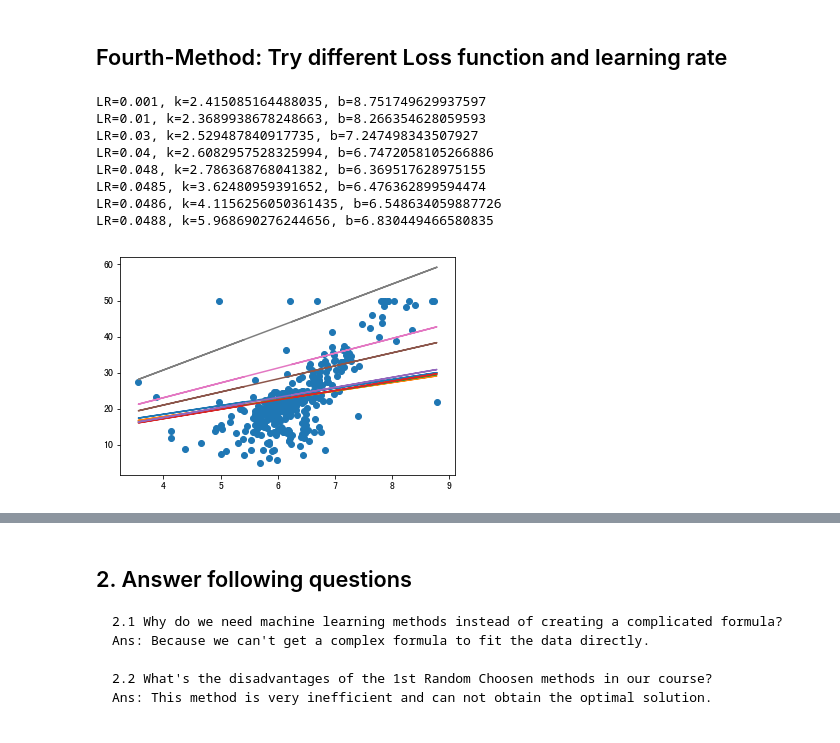
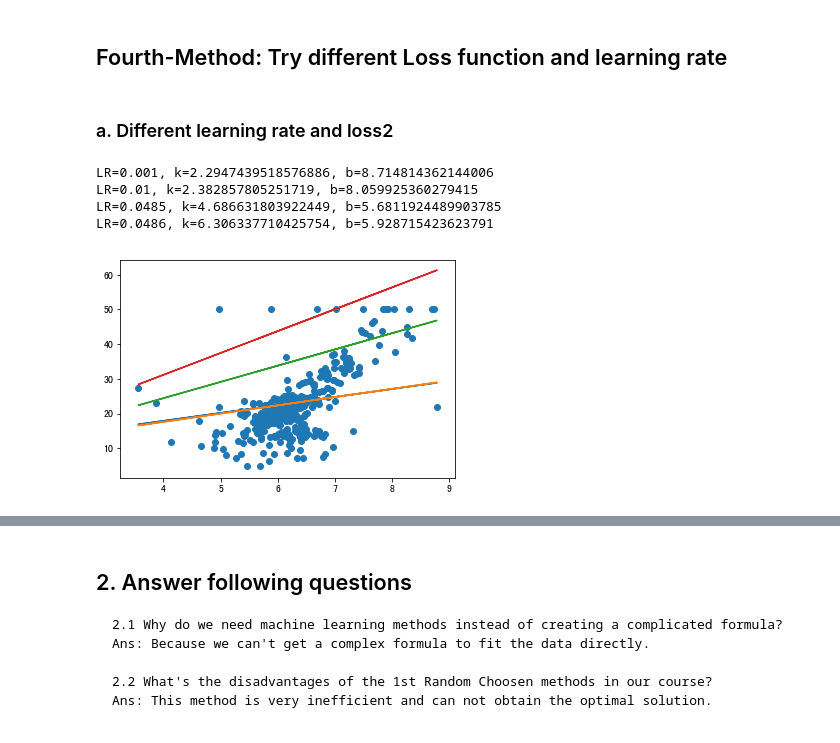
Before and after one commit to yuanjin54/nlp, a Jupyter notebook: assignment_02/assignment-02.ipynb, the cells around one changed output, grey strips where cells are left out. Cells and saved outputs as stored; diff of their text form; code cells hidden in the pictures.

```diff
--- a/assignment_02/assignment-02.ipynb
+++ b/assignment_02/assignment-02.ipynb
@@ -469,20 +485,31 @@ $\theta:=\theta-\alpha\frac{\partial}{\partial\theta}J(\theta)=\alpha X^T(X\thet
 # %%
-# 根据公式进行梯度下降
-def gradient_descent(x, y, k, b, LR):
-    dlta_k = sum(x_i * (x_i * k + b - y_i) for x_i, y_i in zip(list(x), list(y))) / len(list(y))
-    dlta_b = sum((x_i * k + b - y_i) for x_i, y_i in zip(list(x), list(y))) / len(list(y))
-    return k - LR * dlta_k, b - LR * dlta_b
+# 根据loss1求偏导数
+def gradient_loss1_fun(x, y, k, b):
+    partial_k = sum(abs(x_i) for x_i, y_i in zip(list(x), list(y))) / len(list(y))
+    partial_b = 1
+    return partial_k, partial_b
+
+# 根据loss2求偏导数
+def gradient_loss2_fun(x, y, k, b):
+    partial_k = sum(x_i * (x_i * k + b - y_i) for x_i, y_i in zip(list(x), list(y))) / len(list(y))
+    partial_b = sum((x_i * k + b - y_i) for x_i, y_i in zip(list(x), list(y))) / len(list(y))
+    return partial_k, partial_b
+
+# 梯度下降
+def gradient_descent(x, y, k, b, LR, fun=gradient_loss2_fun):
+    partial_k, partial_b = fun(x, y, k, b)
+    return k - LR * partial_k, b - LR * partial_b
 # %%
 LR = 0.001
 # 初始话参数 k，b
 k = b = 10
 # 迭代次数
 nums = 0
-while nums < 300:
+while nums < 1000:
     k, b = gradient_descent(X_rm, y_train, k, b, LR)
     y_sd = k * X_rm + b
     loss2 = loss_2(y_sd, y)
-    if nums % 10 == 0:
+    if nums % 100 == 0:
         print('nums:{}, k:{}, b:{}, loss:{:.2f}'.format(nums, k, b, loss2))
     nums += 1
 y_sd = k * X_rm + b
@@ -513,29 +533,27 @@ nums:290, k:2.3112052867308672, b:8.633483267608801, loss:77.85
 # %% [markdown]
 ## Fourth-Method: Try different Loss function and learning rate
+# %% [markdown]
+### a. Different learning rate and loss2
 # %%
-LR = [0.001, 0.01, 0.03, 0.04, 0.048, 0.0485, 0.0486, 0.0488]
+LR = [0.001, 0.01, 0.0485, 0.0486]
 for lr in LR:
     # 初始话参数 k，b
     k = b = 10
     # 迭代次数
     nums = 0
-    while nums < 100:
+    while nums < 150:
         k, b = gradient_descent(X_rm, y_train, k, b, lr)
         y_sd = k * X_rm + b
         loss2 = loss_2(y_sd, y)
         nums += 1
     y_sd = k * X_rm + b
     print('LR={}, k={}, b={}'.format(lr, k, b))
     plt.plot(X_rm, y_sd)
 plt.scatter(X_rm, y_train)
 plt.show()
 # %% [output]
-LR=0.001, k=2.415085164488035, b=8.751749629937597
-LR=0.01, k=2.3689938678248663, b=8.266354628059593
-LR=0.03, k=2.529487840917735, b=7.247498343507927
-LR=0.04, k=2.6082957528325994, b=6.7472058105266886
-LR=0.048, k=2.786368768041382, b=6.369517628975155
-LR=0.0485, k=3.62480959391652, b=6.476362899594474
-LR=0.0486, k=4.1156256050361435, b=6.548634059887726
-LR=0.0488, k=5.968690276244656, b=6.830449466580835
+LR=0.001, k=2.2947439518576886, b=8.714814362144006
+LR=0.01, k=2.382857805251719, b=8.059925360279415
+LR=0.0485, k=4.686631803922449, b=5.6811924489903785
+LR=0.0486, k=6.306337710425754, b=5.928715423623791
-[figure, old version]
+[figure, new version]
```
Also changed, not shown: parts of 16 cells of this notebook.
